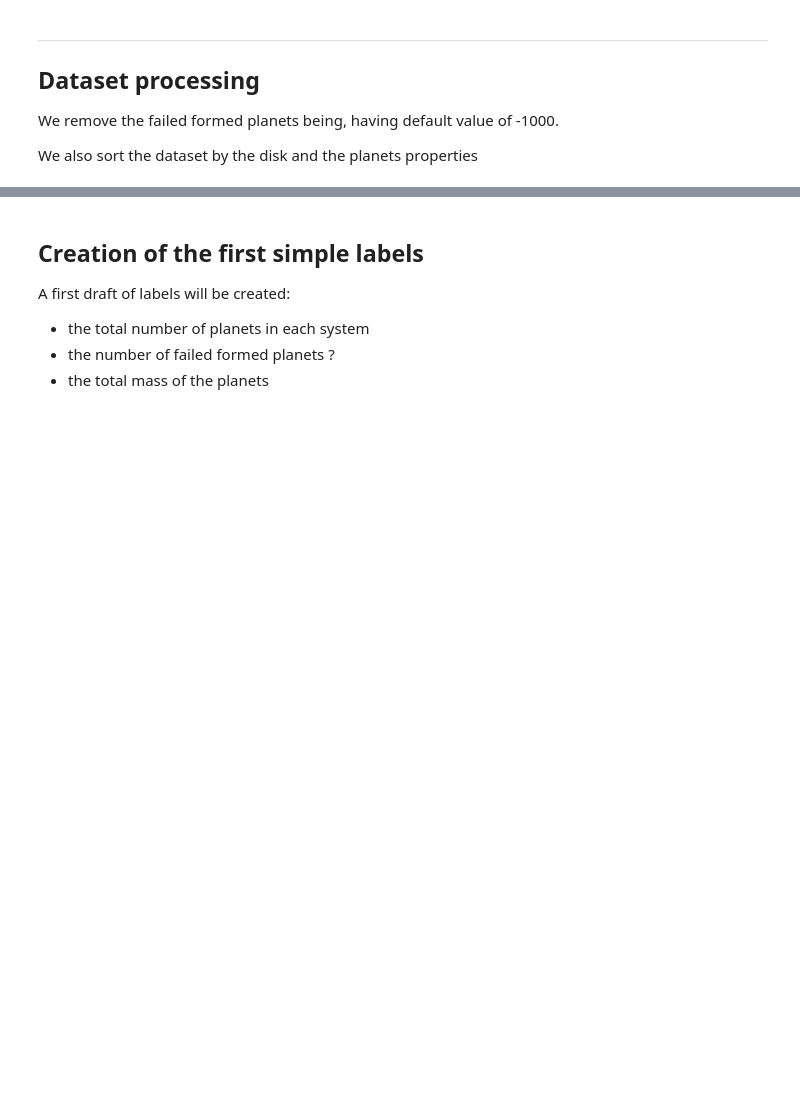
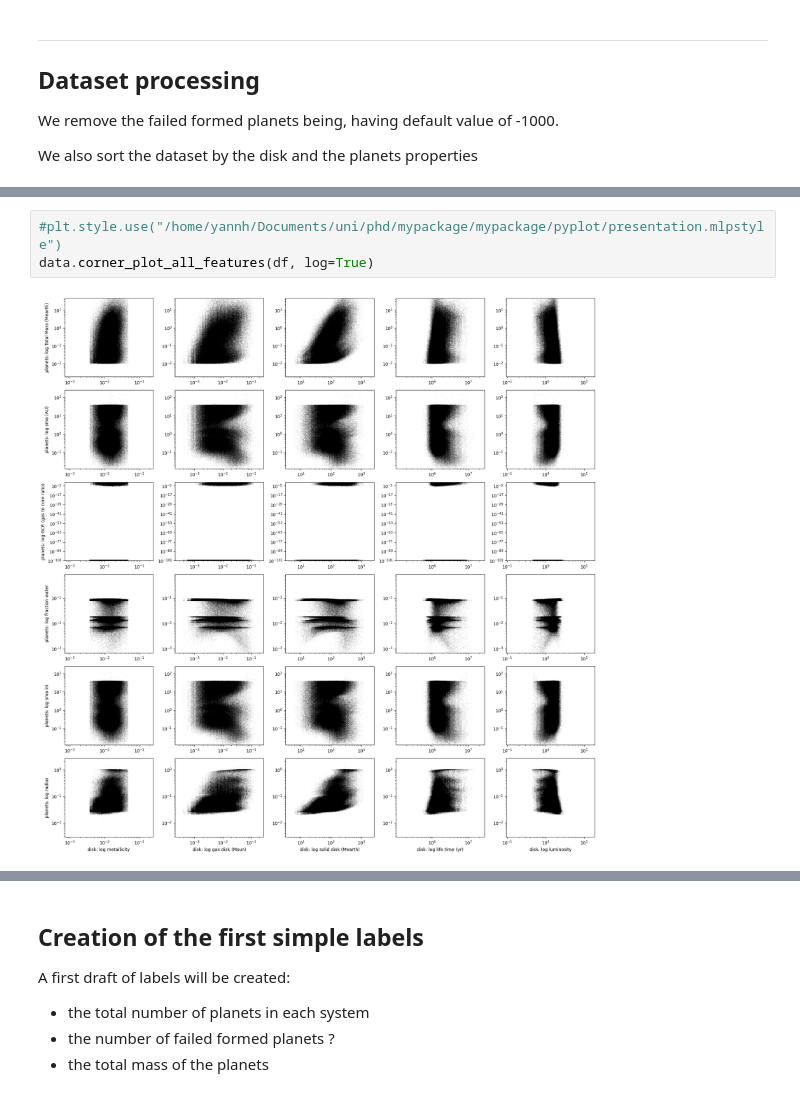
Before and after one commit to yannholzer/pai_costum_project, a Jupyter notebook: system_vizualisation.ipynb, the cells around one changed output, grey strips where cells are left out. Cells and saved outputs as stored; diff of their text form; blank space fills up the shorter version.

```diff
--- a/system_vizualisation.ipynb
+++ b/system_vizualisation.ipynb
@@ -96,0 +103,5 @@ dataframe_planets_propriety.head()
+# %%
+#plt.style.use("/home/yannh/Documents/uni/phd/mypackage/mypackage/pyplot/presentation.mlpstyle")
+data.corner_plot_all_features(df, log=True)
+# %% [output]
+[figure, added]
```
Also changed, not shown: parts of 29 cells of this notebook, 39 other files.
